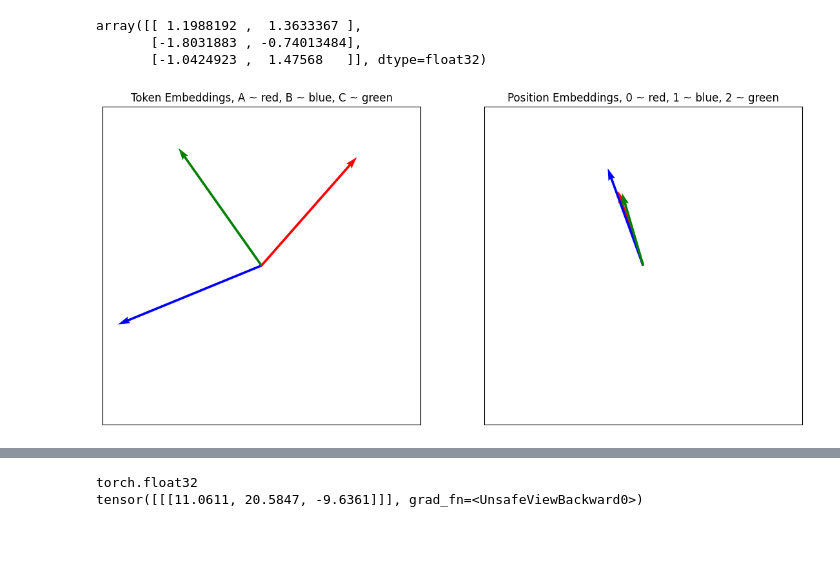
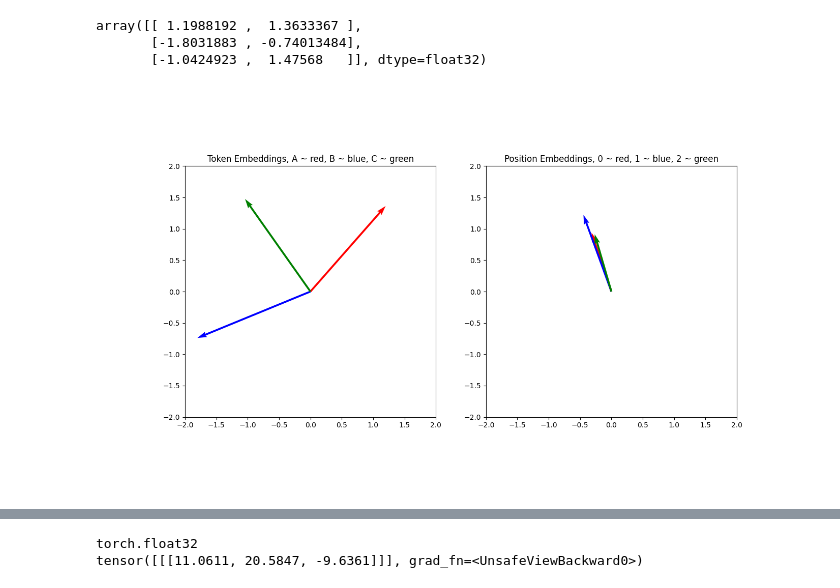
Before and after one commit to zvirgilio/Transformer-Interpretability, a Jupyter notebook: tiny_transformer_walkthrough.ipynb, the cells around one changed output, grey strips where cells are left out. Drawn from its saved outputs; the diff is of its cells as text; code cells hidden in the pictures; blank space fills up the shorter version.

```diff
--- a/tiny_transformer_walkthrough.ipynb
+++ b/tiny_transformer_walkthrough.ipynb
@@ -182,22 +184,22 @@ array([[ 1.1988192 ,  1.3633367 ],
 # %%
 origin = np.array([[0,0,0],[0,0,0]])
 fig, (ax1, ax2) = plt.subplots(1,2, figsize = (14,8))
 #plot 1
 ax1.quiver(*origin, emb_weights[:,0], emb_weights[:,1], color=['r','b','g'], angles='xy', scale_units='xy', scale=1)
-ax1.xaxis.set_ticks([])
-ax1.yaxis.set_ticks([])
+# ax1.xaxis.set_ticks([])
+# ax1.yaxis.set_ticks([])
 ax1.axis([-2,2,-2,2])
 ax1.set_aspect('equal')
 ax1.set_title('Token Embeddings, A ~ red, B ~ blue, C ~ green')
 
 #plot 2
 ax2.quiver(*origin, pos_weights[:,0], pos_weights[:,1], color=['r','b','g'], angles='xy', scale_units='xy', scale=1)
-ax2.xaxis.set_ticks([])
-ax2.yaxis.set_ticks([])
+# ax2.xaxis.set_ticks([])
+# ax2.yaxis.set_ticks([])
 ax2.axis([-2,2,-2,2])
 ax2.set_aspect('equal')
 ax2.set_title('Position Embeddings, 0 ~ red, 1 ~ blue, 2 ~ green')
 
 plt.show()
 # %% [output]
-[figure, old version]
+[figure, new version]
```
Also changed, not shown: parts of 17 cells of this notebook, 7 other files.
